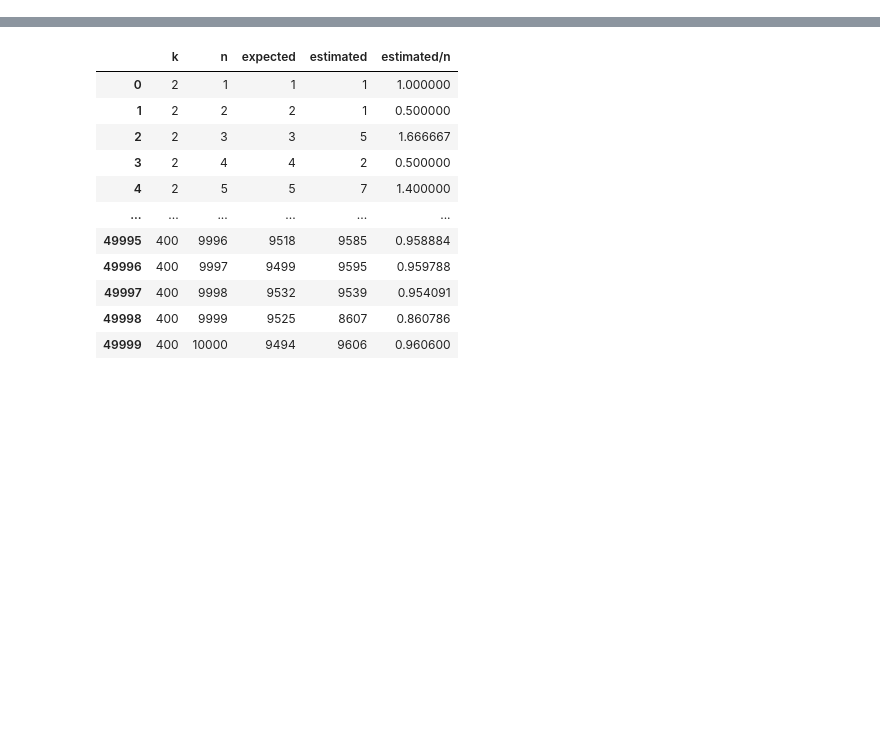
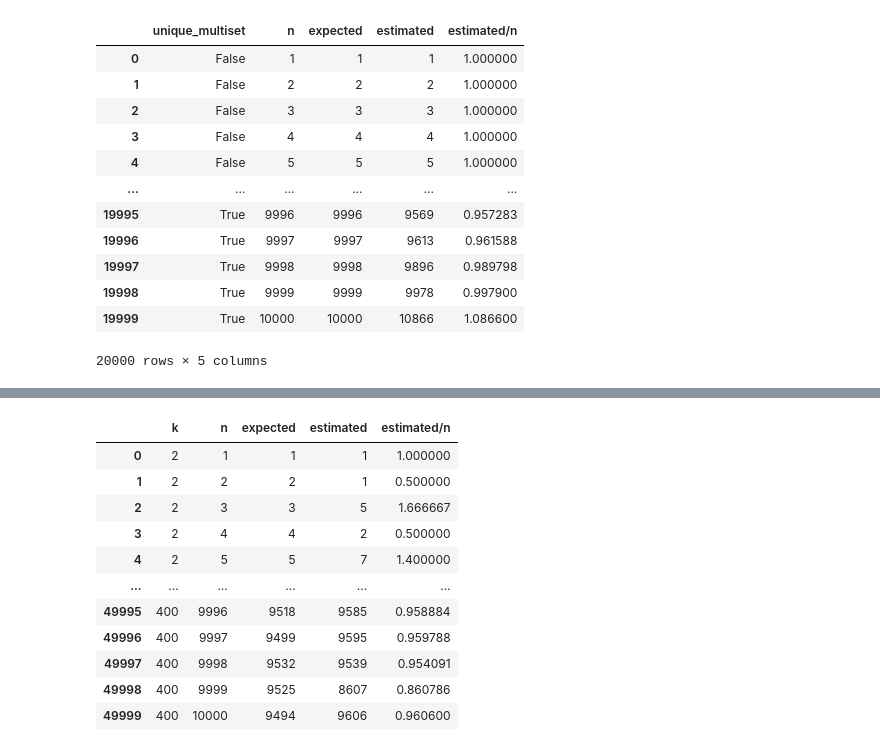
Before and after one commit to JakubGogola-IDENTT/analysis_of_algorithms, a Jupyter notebook: lab2/lab3.ipynb, the cells around one changed output, grey strips where cells are left out. Cells and saved outputs as stored; diff of their text form; code cells hidden in the pictures; blank space fills up the shorter version.

```diff
--- a/lab2/lab3.ipynb
+++ b/lab2/lab3.ipynb
@@ -7,0 +13,18 @@ from math import log, sqrt
+# %%
+data_5a = pd.read_csv('data/5a.csv')
+data_5a['estimated/n'] = data_5a['estimated'] / data_5a['n']
+data_5a
+# %% [output]
+|  | unique_multiset | n | expected | estimated | estimated/n |
+| 0 | False | 1 | 1 | 1 | 1.000000 |
+| 1 | False | 2 | 2 | 2 | 1.000000 |
+| 2 | False | 3 | 3 | 3 | 1.000000 |
+| 3 | False | 4 | 4 | 4 | 1.000000 |
+| 4 | False | 5 | 5 | 5 | 1.000000 |
+| ... | ... | ... | ... | ... | ... |
+| 19995 | True | 9996 | 9996 | 9569 | 0.957283 |
+| 19996 | True | 9997 | 9997 | 9613 | 0.961588 |
+| 19997 | True | 9998 | 9998 | 9896 | 0.989798 |
+| 19998 | True | 9999 | 9999 | 9978 | 0.997900 |
+| 19999 | True | 10000 | 10000 | 10866 | 1.086600 |
+20000 rows × 5 columns
```
Also changed, not shown: parts of 10 cells of this notebook, 2 other files.
